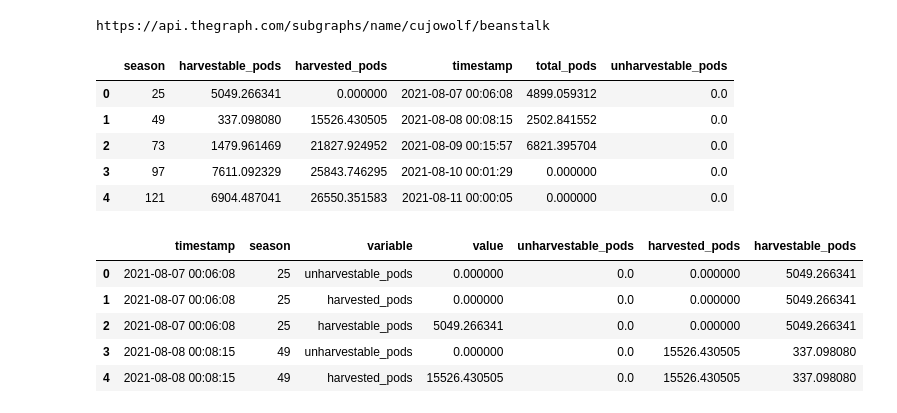
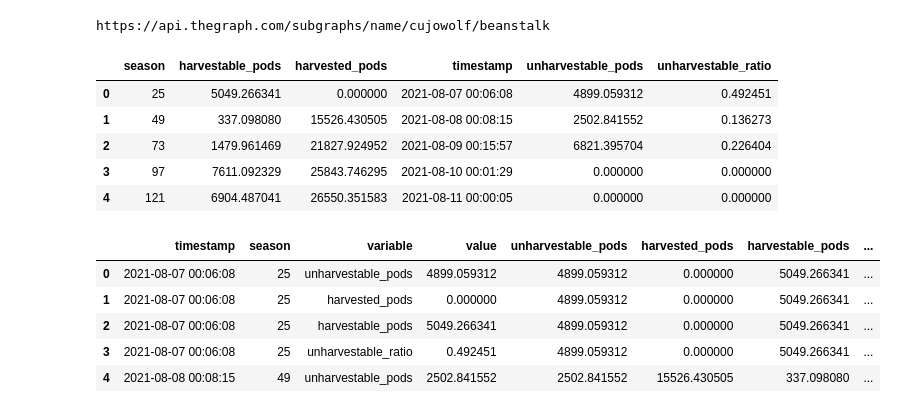
Before and after one commit to BeanstalkFarms/Beanstalk-Analytics, a Jupyter notebook: backend/src/notebooks/prod/pod_line_breakdown.ipynb, the cells around one changed output. Saved outputs shown, nothing was run; the diff lists cells and outputs as text; code cells hidden in the pictures.

```diff
--- a/backend/src/notebooks/prod/pod_line_breakdown.ipynb
+++ b/backend/src/notebooks/prod/pod_line_breakdown.ipynb
@@ -51,37 +51,35 @@ df_field = query_field_daily_snapshots(cache=1).copy()
 df_field = df_field.rename(columns={
     'totalHarvestablePods': 'harvestable_pods',
     'totalHarvestedPods': 'harvested_pods',
-    'totalPods': 'total_pods',
+    'totalPods': 'unharvestable_pods',
 })
-df_field['unharvestable_pods'] = df_field.total_pods - df_field.harvestable_pods
-# TODO: Quick and dirty fix bc the subgraph is broken here.
-# See subgraph issue https://github.com/BeanstalkFarms/Beanstalk-Subgraph/issues/38
-df_field.loc[df_field.unharvestable_pods < 0, 'unharvestable_pods'] = 0
 df_field['harvestable_pods'] = df_field.harvestable_pods - df_field.harvested_pods
-# df_field['unharvestable_ratio'] = df_field.unharvestable_pods / df_field.total_pods
+df_field['unharvestable_ratio'] = df_field.unharvestable_pods / (
+    df_field.harvested_pods + df_field.unharvestable_pods + df_field.harvestable_pods
+)
 df_field.head()
 # %% [output]
-|  | season | harvestable_pods | harvested_pods | timestamp | total_pods | unharvestable_pods |
-| 0 | 25 | 5049.266341 | 0.000000 | 2021-08-07 00:06:08 | 4899.059312 | 0.0 |
-| 1 | 49 | 337.098080 | 15526.430505 | 2021-08-08 00:08:15 | 2502.841552 | 0.0 |
-| 2 | 73 | 1479.961469 | 21827.924952 | 2021-08-09 00:15:57 | 6821.395704 | 0.0 |
-| 3 | 97 | 7611.092329 | 25843.746295 | 2021-08-10 00:01:29 | 0.000000 | 0.0 |
-| 4 | 121 | 6904.487041 | 26550.351583 | 2021-08-11 00:00:05 | 0.000000 | 0.0 |
+|  | season | harvestable_pods | harvested_pods | timestamp | unharvestable_pods | unharvestable_ratio |
+| 0 | 25 | 5049.266341 | 0.000000 | 2021-08-07 00:06:08 | 4899.059312 | 0.492451 |
+| 1 | 49 | 337.098080 | 15526.430505 | 2021-08-08 00:08:15 | 2502.841552 | 0.136273 |
+| 2 | 73 | 1479.961469 | 21827.924952 | 2021-08-09 00:15:57 | 6821.395704 | 0.226404 |
+| 3 | 97 | 7611.092329 | 25843.746295 | 2021-08-10 00:01:29 | 0.000000 | 0.000000 |
+| 4 | 121 | 6904.487041 | 26550.351583 | 2021-08-11 00:00:05 | 0.000000 | 0.000000 |
 # %%
 id_vars = ['timestamp', 'season']
 value_vars = [
    'unharvestable_pods', 'harvested_pods', 'harvestable_pods',
-   # 'unharvestable_ratio'
+   'unharvestable_ratio'
 ]
 df = wide_to_longwide(df_field, "timestamp", id_vars, value_vars, sort_col="timestamp")
 df.head()
 # %% [output]
-|  | timestamp | season | variable | value | unharvestable_pods | harvested_pods | harvestable_pods |
-| 0 | 2021-08-07 00:06:08 | 25 | unharvestable_pods | 0.000000 | 0.0 | 0.000000 | 5049.266341 |
-| 1 | 2021-08-07 00:06:08 | 25 | harvested_pods | 0.000000 | 0.0 | 0.000000 | 5049.266341 |
-| 2 | 2021-08-07 00:06:08 | 25 | harvestable_pods | 5049.266341 | 0.0 | 0.000000 | 5049.266341 |
-| 3 | 2021-08-08 00:08:15 | 49 | unharvestable_pods | 0.000000 | 0.0 | 15526.430505 | 337.098080 |
-| 4 | 2021-08-08 00:08:15 | 49 | harvested_pods | 15526.430505 | 0.0 | 15526.430505 | 337.098080 |
+|  | timestamp | season | variable | value | unharvestable_pods | harvested_pods | harvestable_pods | ... |
+| 0 | 2021-08-07 00:06:08 | 25 | unharvestable_pods | 4899.059312 | 4899.059312 | 0.000000 | 5049.266341 | ... |
+| 1 | 2021-08-07 00:06:08 | 25 | harvested_pods | 0.000000 | 4899.059312 | 0.000000 | 5049.266341 | ... |
+| 2 | 2021-08-07 00:06:08 | 25 | harvestable_pods | 5049.266341 | 4899.059312 | 0.000000 | 5049.266341 | ... |
+| 3 | 2021-08-07 00:06:08 | 25 | unharvestable_ratio | 0.492451 | 4899.059312 | 0.000000 | 5049.266341 | ... |
+| 4 | 2021-08-08 00:08:15 | 49 | unharvestable_pods | 2502.841552 | 2502.841552 | 15526.430505 | 337.098080 | ... |
 # %%
 colors = {
     'unharvestable_pods': '#ff595e',
```
Also changed, not shown: parts of 1 cell of this notebook, 2 other files.
